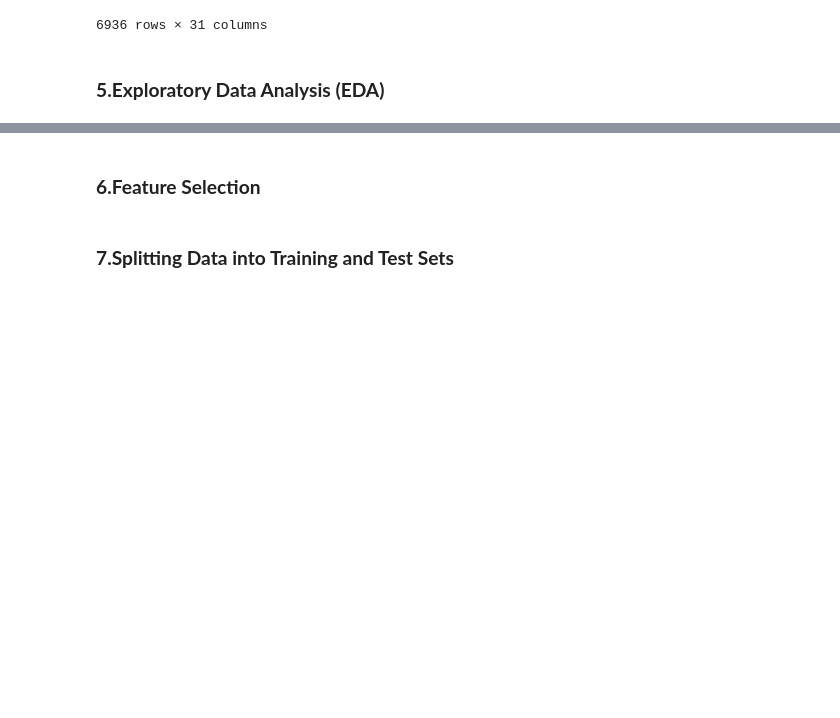
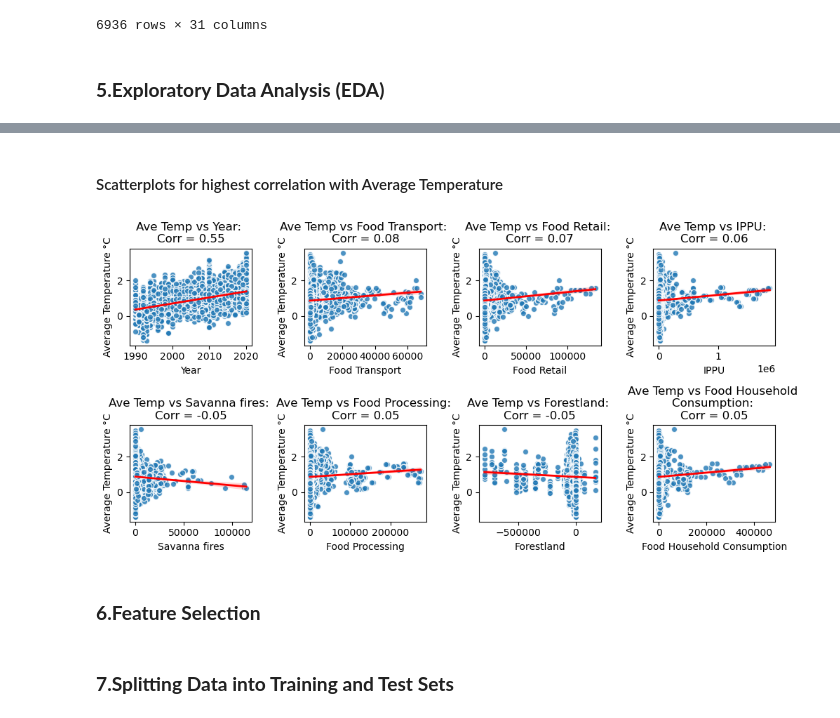
Before and after one commit to VrishtiSingh/RegressionExplorers24Team6, a Jupyter notebook: co2_emissions.ipynb, the cells around one changed output, grey strips where cells are left out. Saved outputs shown, nothing was run; the diff lists cells and outputs as text; code cells hidden in the pictures; blank space fills up the shorter version.

```diff
--- a/co2_emissions.ipynb
+++ b/co2_emissions.ipynb
@@ -225,3 +229,56 @@ plt.show()
+# %% [markdown]
+#### Scatterplots for highest correlation with  Average Temperature
+# %%
+# Create 2x4 subplots
+fig, axes = plt.subplots(2, 4, figsize=(10, 5))
+
+# First scatterplot
+correlation1 = df_numeric['Year'].corr(df_numeric['Average Temperature °C'])
+sns.regplot(x=df_numeric['Year'], y=df_numeric['Average Temperature °C'], ax=axes[0, 0], scatter_kws={'edgecolor': 'white'}, line_kws={'color': 'red', 'linewidth': 2})
+axes[0, 0].set_title(f'Ave Temp vs Year: \nCorr = {correlation1:.2f}')
+
+# Second scatterplot
+correlation2 = df_numeric['Food Transport'].corr(df_numeric['Average Temperature °C'])
+sns.regplot(x=df_numeric['Food Transport'], y=df_numeric['Average Temperature °C'], ax=axes[0, 1],scatter_kws={'edgecolor': 'white'}, line_kws={'color': 'red', 'linewidth': 2})
+axes[0, 1].set_title(f'Ave Temp vs Food Transport: \nCorr = {correlation2:.2f}')
+
+# Third scatterplot
+correlation3 = df_numeric['Food Retail'].corr(df_numeric['Average Temperature °C'])
+sns.regplot(x=df_numeric['Food Retail'], y=df_numeric['Average Temperature °C'], ax=axes[0, 2], scatter_kws={'edgecolor': 'white'}, line_kws={'color': 'red', 'linewidth': 2})
+axes[0, 2].set_title(f'Ave Temp vs Food Retail: \nCorr = {correlation3:.2f}')
+
+# Fourth scatterplot
+correlation4 = df_numeric['IPPU'].corr(df_numeric['Average Temperature °C'])
+sns.regplot(x=df_numeric['IPPU'], y=df_numeric['Average Temperature °C'], ax=axes[0, 3], scatter_kws={'edgecolor': 'white'}, line_kws={'color': 'red', 'linewidth': 2})
+axes[0, 3].set_title(f'Ave Temp vs IPPU: \nCorr = {correlation4:.2f}')
+
+# Fifth scatterplot
+correlation5 = df_numeric['Savanna fires'].corr(df_numeric['Average Temperature °C'])
+sns.regplot(x=df_numeric['Savanna fires'], y=df_numeric['Average Temperature °C'], ax=axes[1, 0], scatter_kws={'edgecolor': 'white'}, line_kws={'color': 'red', 'linewidth': 2})
+axes[1, 0].set_title(f'Ave Temp vs Savanna fires: \nCorr = {correlation5:.2f}')
+
+# Sixth scatterplot
+correlation6 = df_numeric['Food Processing'].corr(df_numeric['Average Temperature °C'])
+sns.regplot(x=df_numeric['Food Processing'], y=df_numeric['Average Temperature °C'], ax=axes[1, 1], scatter_kws={'edgecolor': 'white'}, line_kws={'color': 'red', 'linewidth': 2})
+axes[1, 1].set_title(f'Ave Temp vs Food Processing: \nCorr = {correlation6:.2f}')
+
+# Seventh scatterplot
+correlation7 = df_numeric['Forestland'].corr(df_numeric['Average Temperature °C'])
+sns.regplot(x=df_numeric['Forestland'], y=df_numeric['Average Temperature °C'], ax=axes[1, 2], scatter_kws={'edgecolor': 'white'}, line_kws={'color': 'red', 'linewidth': 2})
+axes[1, 2].set_title(f'Ave Temp vs Forestland: \nCorr = {correlation7:.2f}')
+
+# Eighth scatterplot
+correlation8 = df_numeric['Food Household Consumption'].corr(df_numeric['Average Temperature °C'])
+sns.regplot(x=df_numeric['Food Household Consumption'], y=df_numeric['Average Temperature °C'], ax=axes[1, 3], scatter_kws={'edgecolor': 'white'}, line_kws={'color': 'red', 'linewidth': 2})
+axes[1, 3].set_title(f'Ave Temp vs Food Household \nConsumption: \nCorr = {correlation8:.2f}')
+
+# Adjust layout
+plt.tight_layout()
+
+# Show the plot
+plt.show()
+# %% [output]
+[figure, added]
 # %% [markdown]
 ### **6.Feature Selection**
 # %% [markdown]
```
Also changed, not shown: parts of 5 cells of this notebook.
